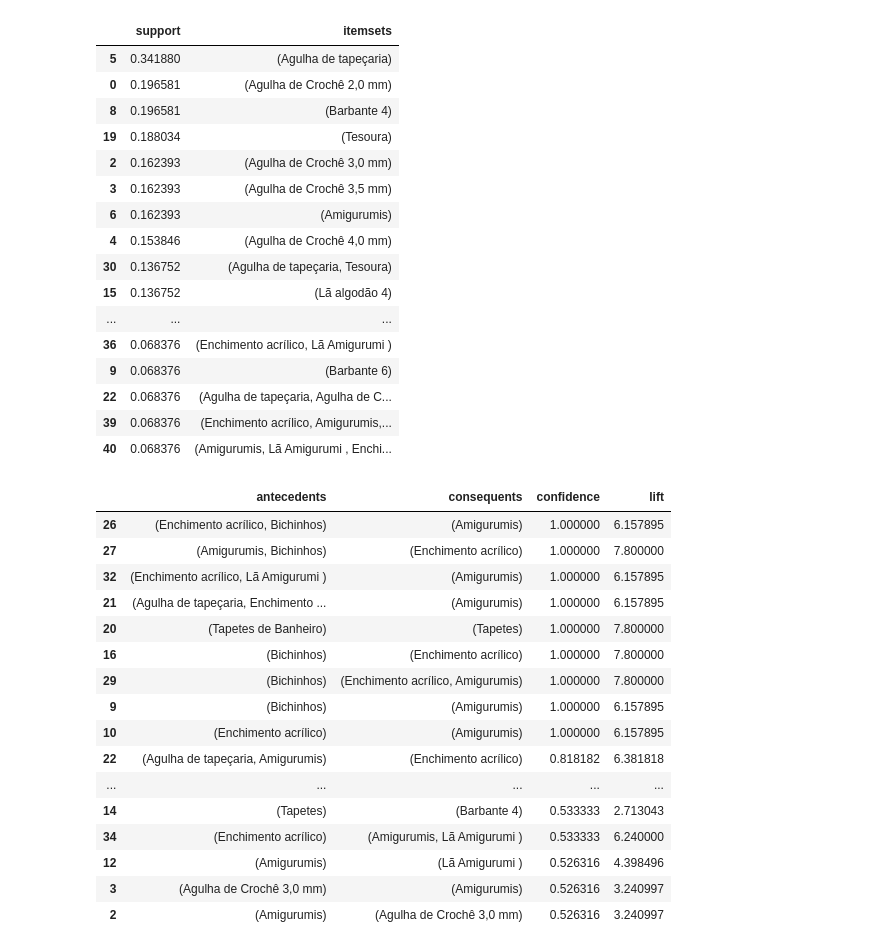
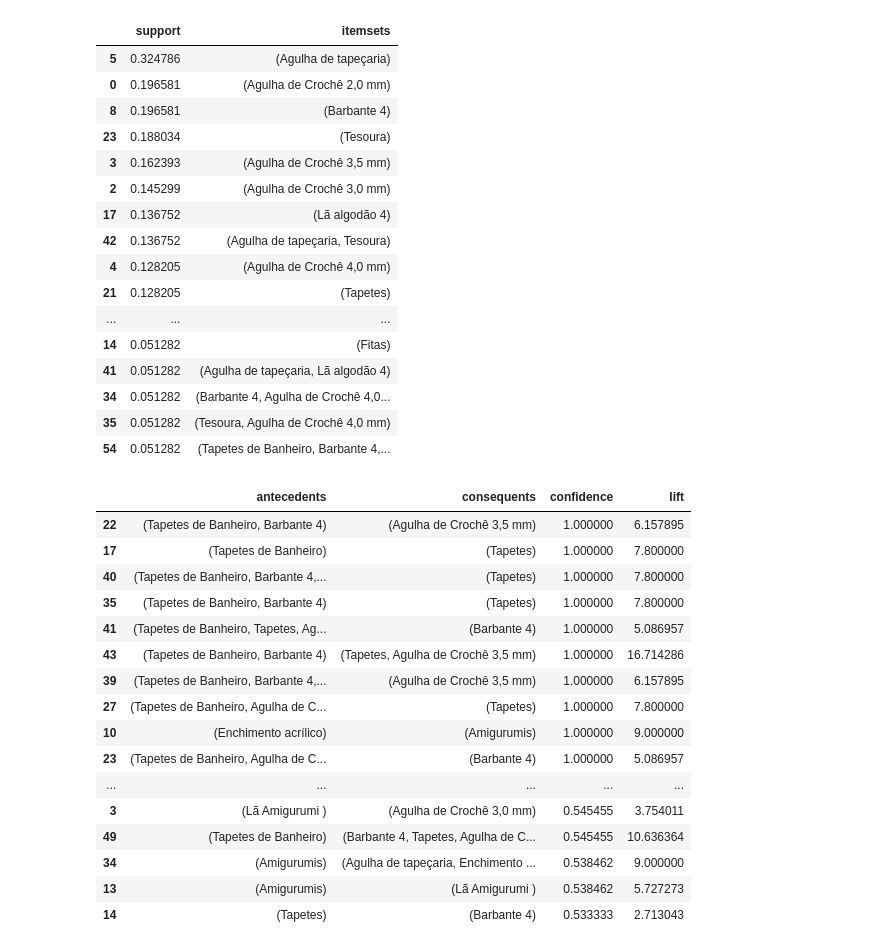
Before and after one commit to pennamoro/back-lama, a Jupyter notebook: python-scripts/apriori-material-categoria.ipynb, the cells around one changed output. Drawn from its saved outputs; the diff is of its cells as text; code cells hidden in the pictures.

```diff
--- a/python-scripts/apriori-material-categoria.ipynb
+++ b/python-scripts/apriori-material-categoria.ipynb
@@ -95,26 +95,26 @@ df.head(10)
 # %%
 from mlxtend.frequent_patterns import apriori
 
-frequent_itemsets = apriori(df, min_support = 0.06, use_colnames= True)
+frequent_itemsets = apriori(df, min_support = 0.05, use_colnames= True)
 frequent_itemsets.sort_values(by=['support'], ascending= False)
 # %% [output]
 |  | support | itemsets |
-| 5 | 0.341880 | (Agulha de tapeçaria) |
+| 5 | 0.324786 | (Agulha de tapeçaria) |
 | 0 | 0.196581 | (Agulha de Crochê 2,0 mm) |
 | 8 | 0.196581 | (Barbante 4) |
-| 19 | 0.188034 | (Tesoura) |
-| 2 | 0.162393 | (Agulha de Crochê 3,0 mm) |
+| 23 | 0.188034 | (Tesoura) |
 | 3 | 0.162393 | (Agulha de Crochê 3,5 mm) |
-| 6 | 0.162393 | (Amigurumis) |
-| 4 | 0.153846 | (Agulha de Crochê 4,0 mm) |
-| 30 | 0.136752 | (Agulha de tapeçaria, Tesoura) |
-| 15 | 0.136752 | (Lã algodão 4) |
+| 2 | 0.145299 | (Agulha de Crochê 3,0 mm) |
+| 17 | 0.136752 | (Lã algodão 4) |
+| 42 | 0.136752 | (Agulha de tapeçaria, Tesoura) |
+| 4 | 0.128205 | (Agulha de Crochê 4,0 mm) |
+| 21 | 0.128205 | (Tapetes) |
 | ... | ... | ... |
-| 36 | 0.068376 | (Enchimento acrílico, Lã Amigurumi ) |
-| 9 | 0.068376 | (Barbante 6) |
-| 22 | 0.068376 | (Agulha de tapeçaria, Agulha de C... |
-| 39 | 0.068376 | (Enchimento acrílico, Amigurumis,... |
-| 40 | 0.068376 | (Amigurumis, Lã Amigurumi , Enchi... |
+| 14 | 0.051282 | (Fitas) |
+| 41 | 0.051282 | (Agulha de tapeçaria, Lã algodão 4) |
+| 34 | 0.051282 | (Barbante 4, Agulha de Crochê 4,0... |
+| 35 | 0.051282 | (Tesoura, Agulha de Crochê 4,0 mm) |
+| 54 | 0.051282 | (Tapetes de Banheiro, Barbante 4,... |
 # %%
 from mlxtend.frequent_patterns import association_rules
 
@@ -123,22 +123,22 @@ sorted_rules = rules.sort_values(by=['confidence'], ascending= False).drop(['ant
 sorted_rules
 # %% [output]
 |  | antecedents | consequents | confidence | lift |
-| 26 | (Enchimento acrílico, Bichinhos) | (Amigurumis) | 1.000000 | 6.157895 |
-| 27 | (Amigurumis, Bichinhos) | (Enchimento acrílico) | 1.000000 | 7.800000 |
-| 32 | (Enchimento acrílico, Lã Amigurumi ) | (Amigurumis) | 1.000000 | 6.157895 |
-| 21 | (Agulha de tapeçaria, Enchimento ... | (Amigurumis) | 1.000000 | 6.157895 |
-| 20 | (Tapetes de Banheiro) | (Tapetes) | 1.000000 | 7.800000 |
-| 16 | (Bichinhos) | (Enchimento acrílico) | 1.000000 | 7.800000 |
-| 29 | (Bichinhos) | (Enchimento acrílico, Amigurumis) | 1.000000 | 7.800000 |
-| 9 | (Bichinhos) | (Amigurumis) | 1.000000 | 6.157895 |
-| 10 | (Enchimento acrílico) | (Amigurumis) | 1.000000 | 6.157895 |
-| 22 | (Agulha de tapeçaria, Amigurumis) | (Enchimento acrílico) | 0.818182 | 6.381818 |
+| 22 | (Tapetes de Banheiro, Barbante 4) | (Agulha de Crochê 3,5 mm) | 1.000000 | 6.157895 |
+| 17 | (Tapetes de Banheiro) | (Tapetes) | 1.000000 | 7.800000 |
+| 40 | (Tapetes de Banheiro, Barbante 4,... | (Tapetes) | 1.000000 | 7.800000 |
+| 35 | (Tapetes de Banheiro, Barbante 4) | (Tapetes) | 1.000000 | 7.800000 |
+| 41 | (Tapetes de Banheiro, Tapetes, Ag... | (Barbante 4) | 1.000000 | 5.086957 |
+| 43 | (Tapetes de Banheiro, Barbante 4) | (Tapetes, Agulha de Crochê 3,5 mm) | 1.000000 | 16.714286 |
+| 39 | (Tapetes de Banheiro, Barbante 4,... | (Agulha de Crochê 3,5 mm) | 1.000000 | 6.157895 |
+| 27 | (Tapetes de Banheiro, Agulha de C... | (Tapetes) | 1.000000 | 7.800000 |
+| 10 | (Enchimento acrílico) | (Amigurumis) | 1.000000 | 9.000000 |
+| 23 | (Tapetes de Banheiro, Agulha de C... | (Barbante 4) | 1.000000 | 5.086957 |
 | ... | ... | ... | ... | ... |
+| 3 | (Lã Amigurumi ) | (Agulha de Crochê 3,0 mm) | 0.545455 | 3.754011 |
+| 49 | (Tapetes de Banheiro) | (Barbante 4, Tapetes, Agulha de C... | 0.545455 | 10.636364 |
+| 34 | (Amigurumis) | (Agulha de tapeçaria, Enchimento ... | 0.538462 | 9.000000 |
+| 13 | (Amigurumis) | (Lã Amigurumi ) | 0.538462 | 5.727273 |
 | 14 | (Tapetes) | (Barbante 4) | 0.533333 | 2.713043 |
-| 34 | (Enchimento acrílico) | (Amigurumis, Lã Amigurumi ) | 0.533333 | 6.240000 |
-| 12 | (Amigurumis) | (Lã Amigurumi ) | 0.526316 | 4.398496 |
-| 3 | (Agulha de Crochê 3,0 mm) | (Amigurumis) | 0.526316 | 3.240997 |
-| 2 | (Amigurumis) | (Agulha de Crochê 3,0 mm) | 0.526316 | 3.240997 |
 # %%
 sorted_rules['antecedents'] = sorted_rules['antecedents'].apply(lambda x: list(x))
 sorted_rules['consequents'] = sorted_rules['consequents'].apply(lambda x: list(x))
```
Also changed, not shown: parts of 3 cells of this notebook, 1 other file.
